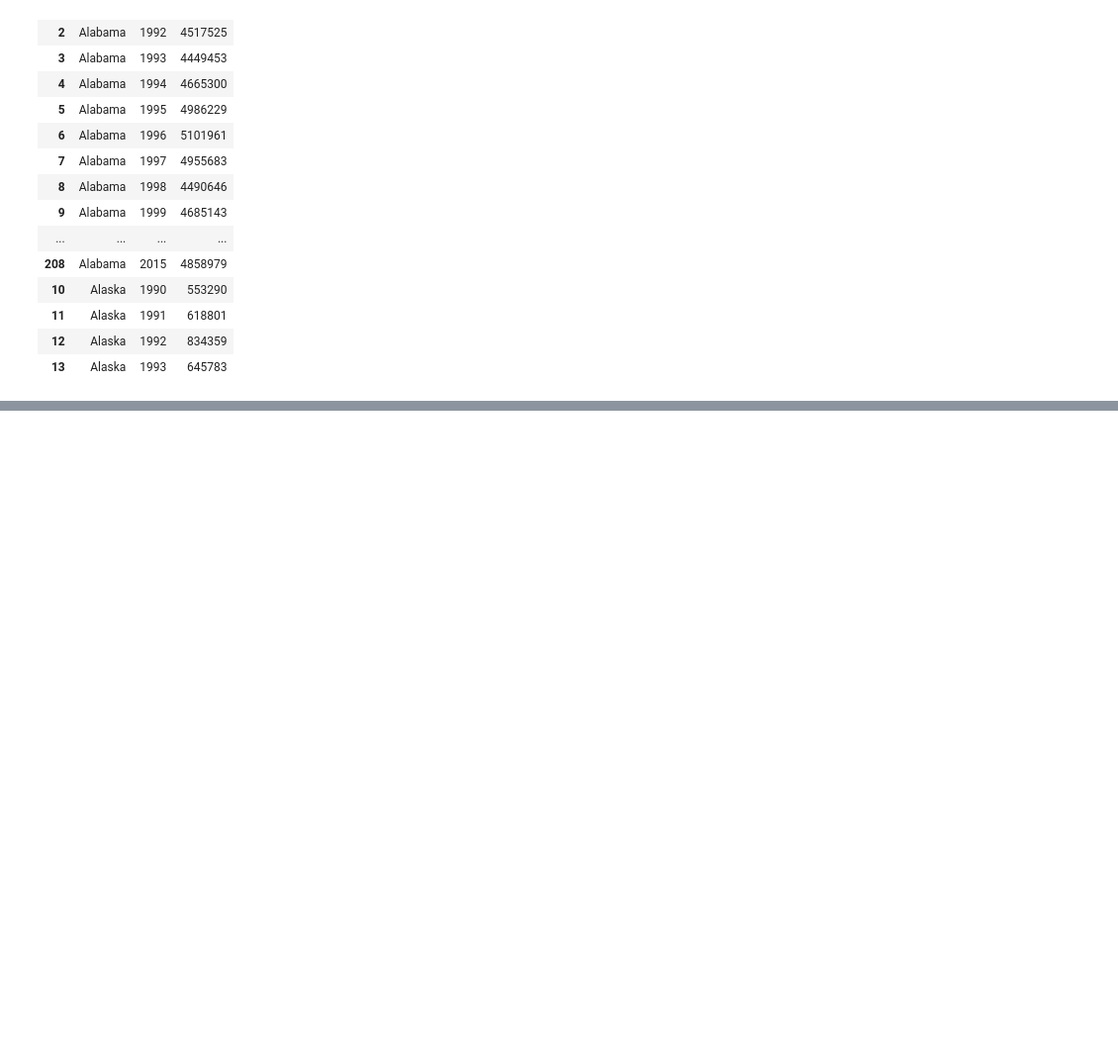
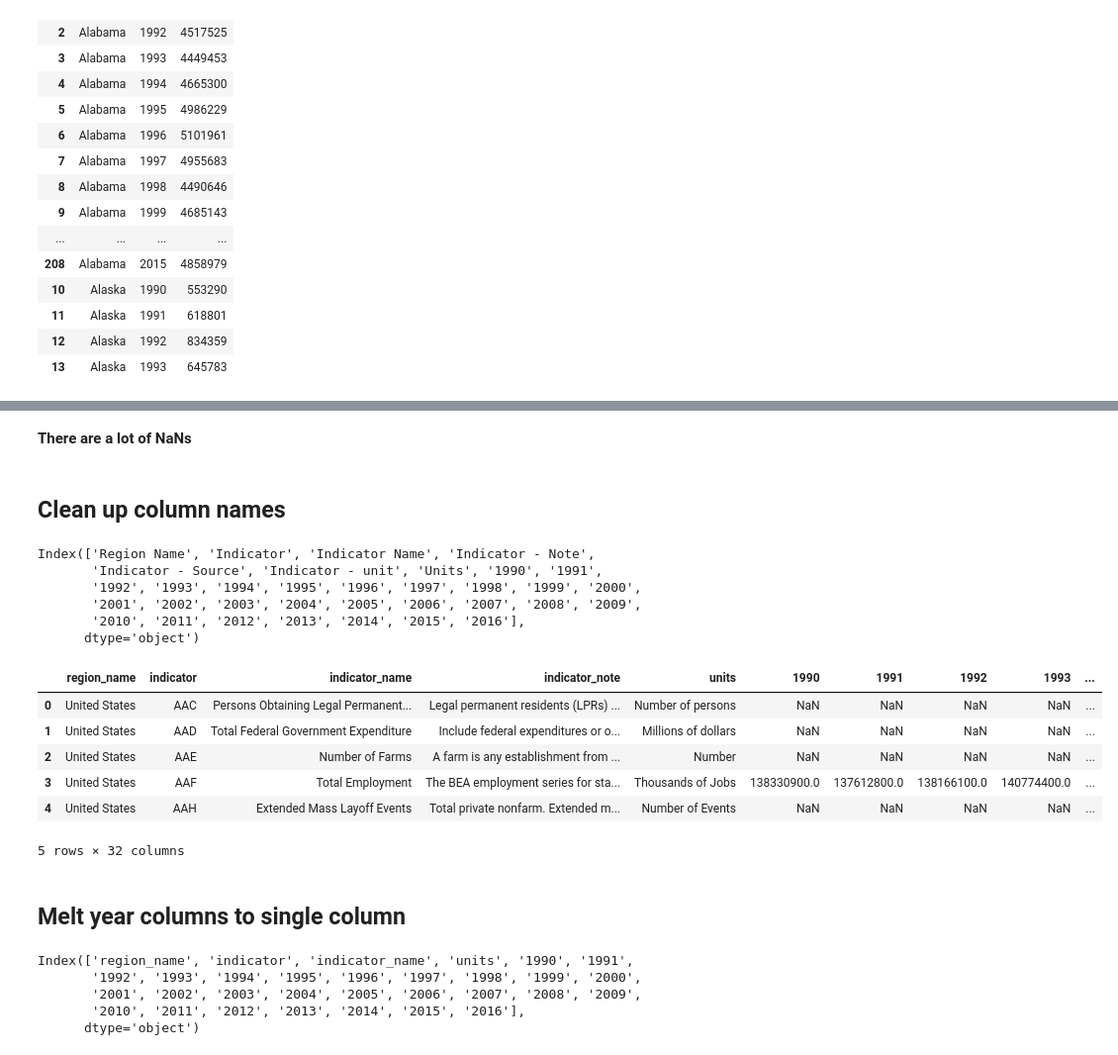
Before and after one commit to SuperYuLu/USEduFinanceML, a Jupyter notebook: Clean_Data.ipynb, the cells around one changed output, grey strips where cells are left out. Shown at 99% size. Cells and saved outputs as stored; diff of their text form; code cells hidden in the pictures; blank space fills up the shorter version.

```diff
--- a/Clean_Data.ipynb
+++ b/Clean_Data.ipynb
@@ -113,0 +129,4 @@ df_pop.to_csv('./data/data_cleaned/us_demographics_cleaned.csv', index = False)
+# %%
+file = './data/data_raw/usa.csv'
+df_usa = pd.read_csv(file)
+df_usa.head()
@@ -113,0 +161,15 @@ df_pop.to_csv('./data/data_cleaned/us_demographics_cleaned.csv', index = False)
+# %% [markdown]
+**There are a lot of NaNs**
+# %% [markdown]
+## Clean up column names
+# %%
+df_usa.columns
+# %% [output]
+Index(['Region Name', 'Indicator', 'Indicator Name', 'Indicator - Note',
+       'Indicator - Source', 'Indicator - unit', 'Units', '1990', '1991',
+       '1992', '1993', '1994', '1995', '1996', '1997', '1998', '1999', '2000',
+       '2001', '2002', '2003', '2004', '2005', '2006', '2007', '2008', '2009',
+       '2010', '2011', '2012', '2013', '2014', '2015', '2016'],
+      dtype='object')
+# %%
+df_usa = df_usa.drop(['Indicator - Source', 'Indicator - unit'], axis = 1)
@@ -113,0 +179,20 @@ df_pop.to_csv('./data/data_cleaned/us_demographics_cleaned.csv', index = False)
+# %%
+df_usa.head()
+# %% [output]
+|  | region_name | indicator | indicator_name | indicator_note | units | 1990 | 1991 | 1992 | 1993 | ... |
+| 0 | United States | AAC | Persons Obtaining Legal Permanent... | Legal permanent residents (LPRs) ... | Number of persons | NaN | NaN | NaN | NaN | ... |
+| 1 | United States | AAD | Total Federal Government Expenditure | Include federal expenditures or o... | Millions of dollars | NaN | NaN | NaN | NaN | ... |
+| 2 | United States | AAE | Number of Farms | A farm is any establishment from ... | Number | NaN | NaN | NaN | NaN | ... |
+| 3 | United States | AAF | Total Employment | The BEA employment series for sta... | Thousands of Jobs | 138330900.0 | 137612800.0 | 138166100.0 | 140774400.0 | ... |
+| 4 | United States | AAH | Extended Mass Layoff Events | Total private nonfarm. Extended m... | Number of Events | NaN | NaN | NaN | NaN | ... |
+5 rows × 32 columns
+# %% [markdown]
+## Melt year columns to single column
+# %%
+df_usa.columns
+# %% [output]
+Index(['region_name', 'indicator', 'indicator_name', 'units', '1990', '1991',
+       '1992', '1993', '1994', '1995', '1996', '1997', '1998', '1999', '2000',
+       '2001', '2002', '2003', '2004', '2005', '2006', '2007', '2008', '2009',
+       '2010', '2011', '2012', '2013', '2014', '2015', '2016'],
+      dtype='object')
```
Also changed, not shown: parts of 28 cells of this notebook, 8 other files.
